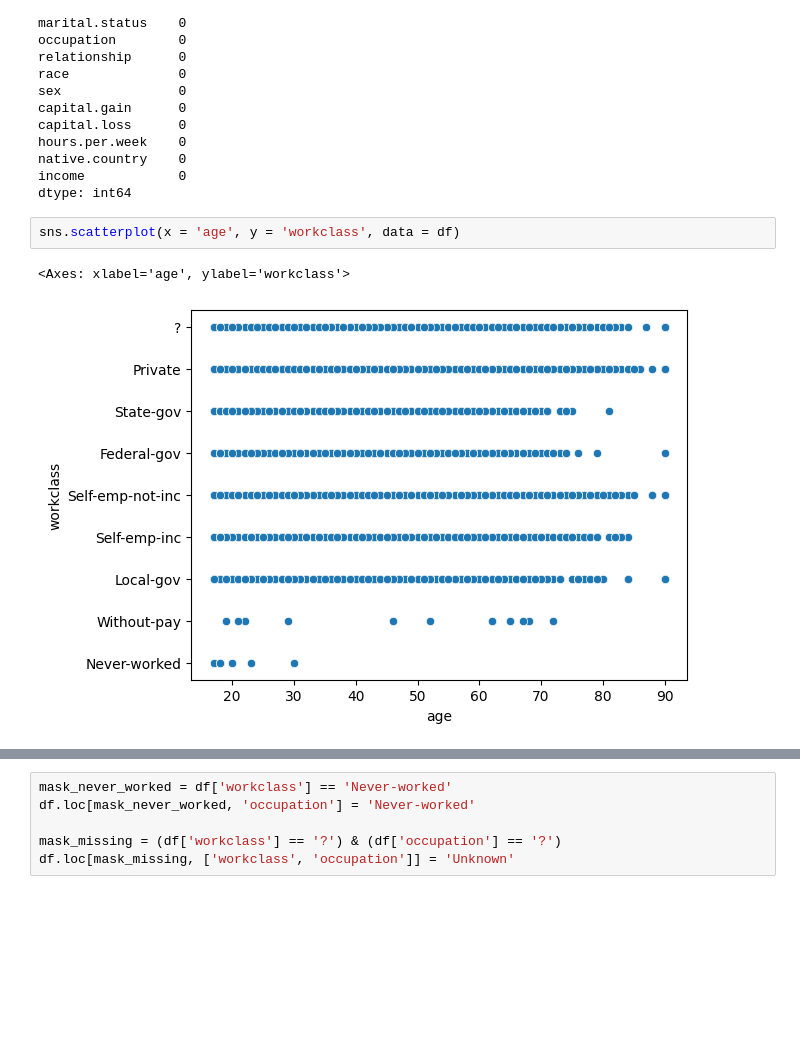
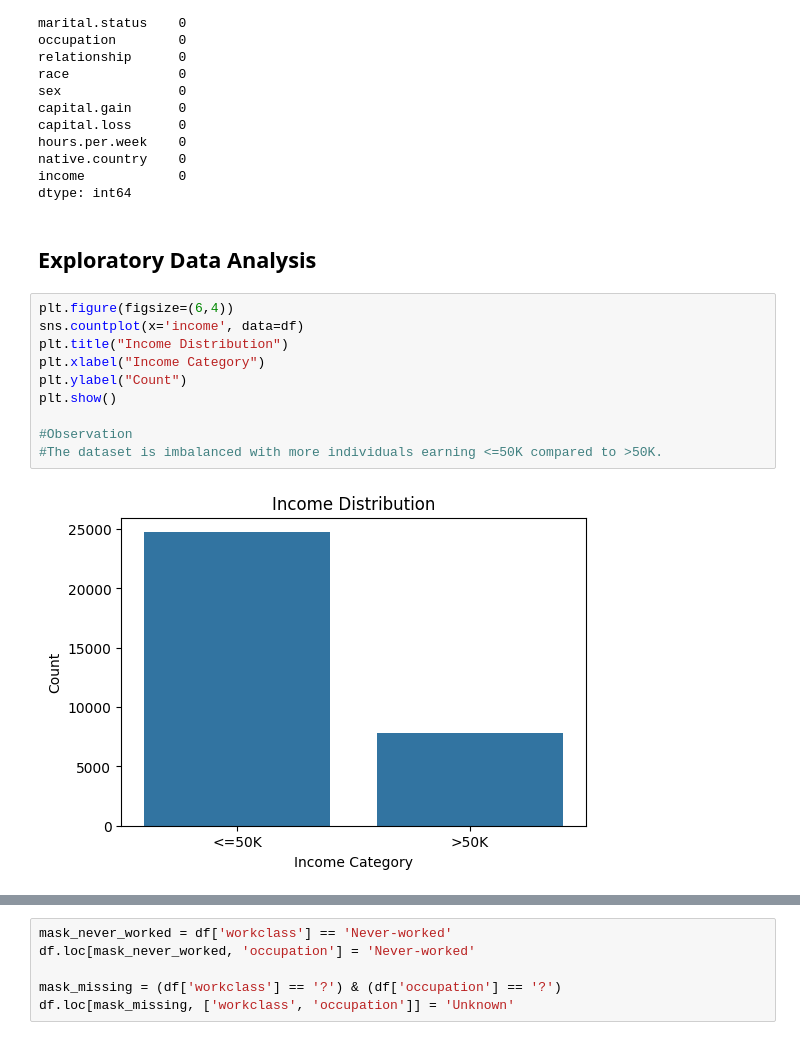
Before and after one commit to ShrutiJain007/Adult-Census, a Jupyter notebook: AdultCensus.ipynb, the cells around one changed output, grey strips where cells are left out. Cells and saved outputs as stored; diff of their text form; blank space fills up the shorter version.

```diff
--- a/AdultCensus.ipynb
+++ b/AdultCensus.ipynb
@@ -44,9 +44,18 @@ hours.per.week    0
 native.country    0
 income            0
 dtype: int64
+# %% [markdown]
+## Exploratory Data Analysis
 # %%
-sns.scatterplot(x = 'age', y = 'workclass', data = df)
+plt.figure(figsize=(6,4))
+sns.countplot(x='income', data=df)
+plt.title("Income Distribution")
+plt.xlabel("Income Category")
+plt.ylabel("Count")
+plt.show()
+
+#Observation
+#The dataset is imbalanced with more individuals earning <=50K compared to >50K.
 # %% [output]
-<Axes: xlabel='age', ylabel='workclass'>
-[figure, old version]
+[figure, new version]
 # %%
```
Also changed, not shown: parts of 34 cells of this notebook, 6 other files.
